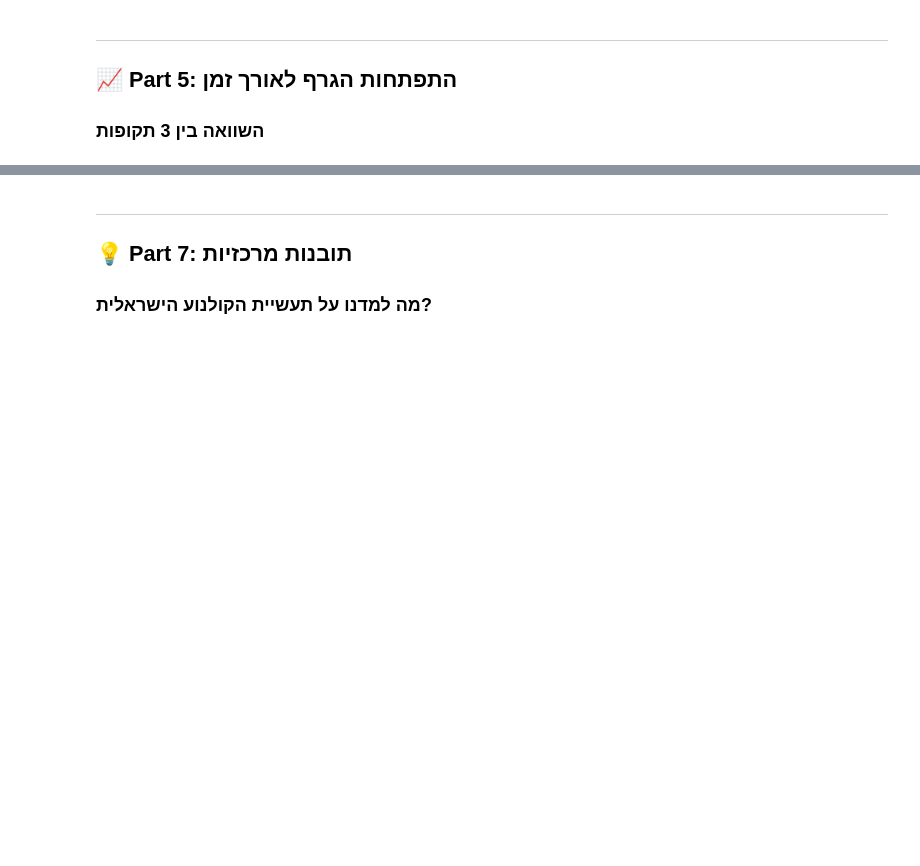
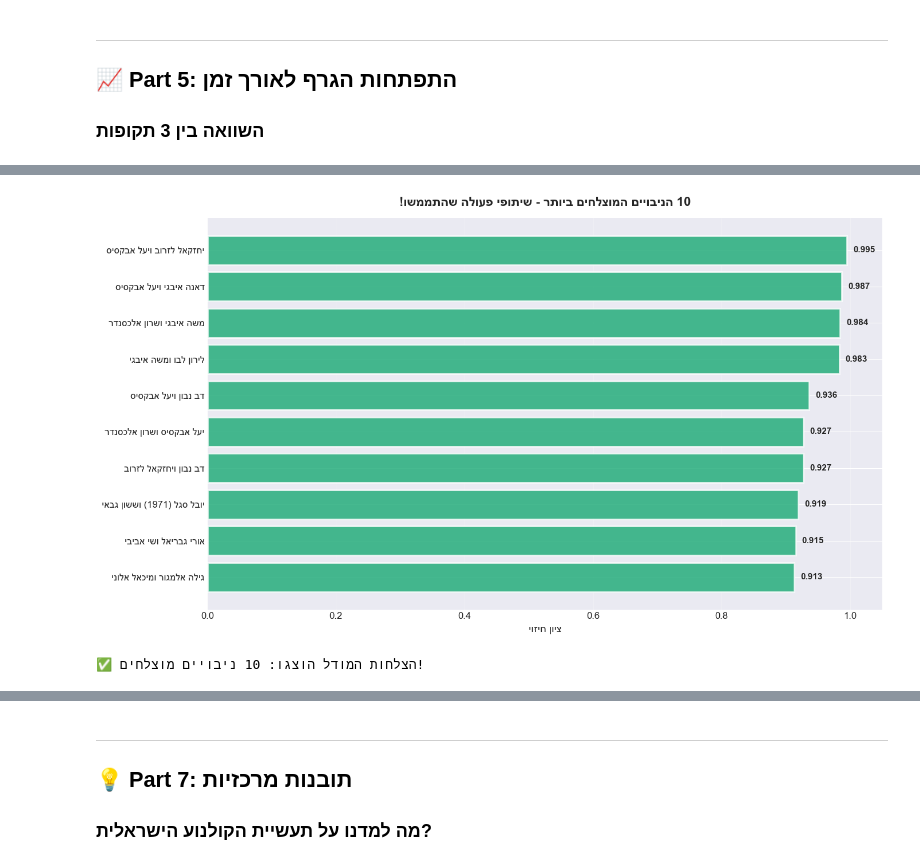
Before and after one commit to mlugassi/ML-on-Graphs, a Jupyter notebook: israeli_actors_graph/notebooks/Presentation_Video_Summary.ipynb, the cells around one changed output, grey strips where cells are left out. Saved outputs shown, nothing was run; the diff lists cells and outputs as text; code cells hidden in the pictures; blank space fills up the shorter version.

```diff
--- a/israeli_actors_graph/notebooks/Presentation_Video_Summary.ipynb
+++ b/israeli_actors_graph/notebooks/Presentation_Video_Summary.ipynb
@@ -309,29 +419,35 @@ print(f"\n✅ תוצאות המודל: {tp}/{tp+fp} ניבויים נכונים
 # %%
 # Show successful predictions (hits)
-hits = results_df[results_df['actually_connected'] == 1].sort_values('score', ascending=False).head(10)
+if len(hits_df) > 0:
+    top_hits = hits_df.sort_values('score', ascending=False).head(10)
 
-fig, ax = plt.subplots(figsize=(14, 8))
-names = [he(f"{row['u'].replace('_', ' ')} ו{row['v'].replace('_', ' ')}")
-         for _, row in hits.iterrows()]
-scores = hits['score'].values
+    fig, ax = plt.subplots(figsize=(14, 8))
+    names = [he(f"{row['u'].replace('_', ' ')} ו{row['v'].replace('_', ' ')}")
+             for _, row in top_hits.iterrows()]
+    scores = top_hits['score'].values
 
-bars = ax.barh(range(len(names)), scores, color='#19a974', alpha=0.8, edgecolor='white', linewidth=2)
-ax.set_yticks(range(len(names)))
-ax.set_yticklabels(names, fontsize=12)
-ax.invert_yaxis()
-ax.set_xlabel(he('ציון חיזוי'), fontsize=13)
-ax.set_title(he('10 הניבויים המוצלחים ביותר - שיתופי פעולה שהתממשו!'),
-             fontsize=16, fontweight='bold', pad=15)
+    bars = ax.barh(range(len(names)), scores, color='#19a974', alpha=0.8, edgecolor='white', linewidth=2)
+    ax.set_yticks(range(len(names)))
+    ax.set_yticklabels(names, fontsize=12)
+    ax.invert_yaxis()
+    ax.set_xlabel(he('ציון חיזוי'), fontsize=13)
+    ax.set_title(he('10 הניבויים המוצלחים ביותר - שיתופי פעולה שהתממשו!'),
+                 fontsize=16, fontweight='bold', pad=15)
 
-for i, (bar, score) in enumerate(zip(bars, scores)):
-    ax.text(score + 0.01, i, f'{score:.3f}', va='center', fontsize=11, fontweight='bold')
+    for i, (bar, score) in enumerate(zip(bars, scores)):
+        ax.text(score + 0.01, i, f'{score:.3f}', va='center', fontsize=11, fontweight='bold')
 
-ax.set_xlim(0, 1.05)
-ax.grid(axis='x', alpha=0.3)
-plt.tight_layout()
-plt.savefig('../figures/presentation_successful_predictions.png', dpi=150, bbox_inches='tight')
-plt.show()
+    ax.set_xlim(0, 1.05)
+    ax.grid(axis='x', alpha=0.3)
+    plt.tight_layout()
+    plt.savefig('../figures/presentation_successful_predictions.png', dpi=150, bbox_inches='tight')
+    plt.show()
 
-print("\n✅ הצלחות המודל הוצגו!")
+    print(f"\n✅ הצלחות המודל הוצגו: {len(top_hits)} ניבויים מוצלחים!")
+else:
+    print("⚠️ אין ניבויים מוצלחים להצגה")
+# %% [output]
+[figure, added]
+✅ הצלחות המודל הוצגו: 10 ניבויים מוצלחים!
 # %%
 # Show failed predictions (interesting misses)
```
Also changed, not shown: parts of 14 cells of this notebook, 9 other files.
